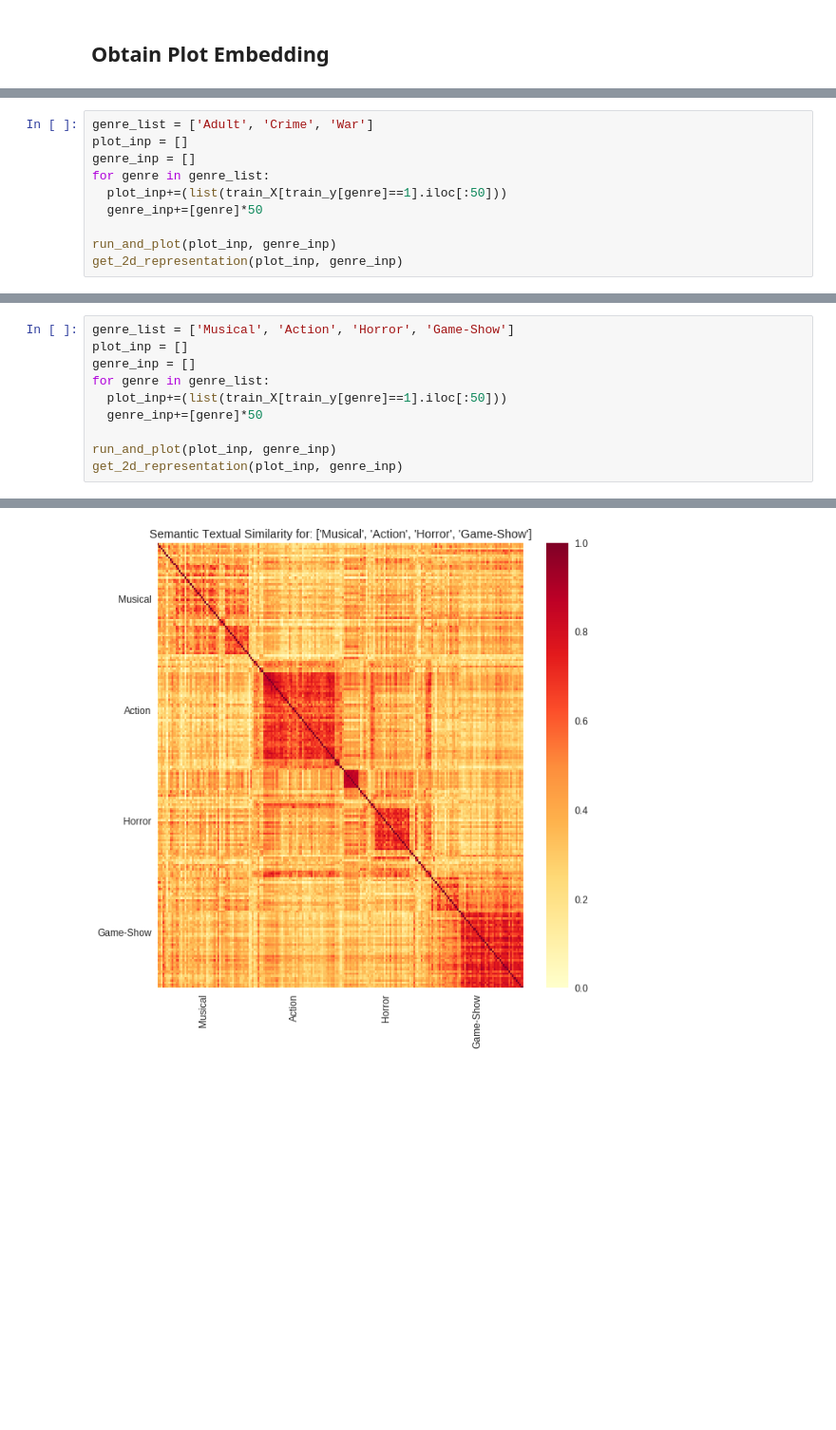
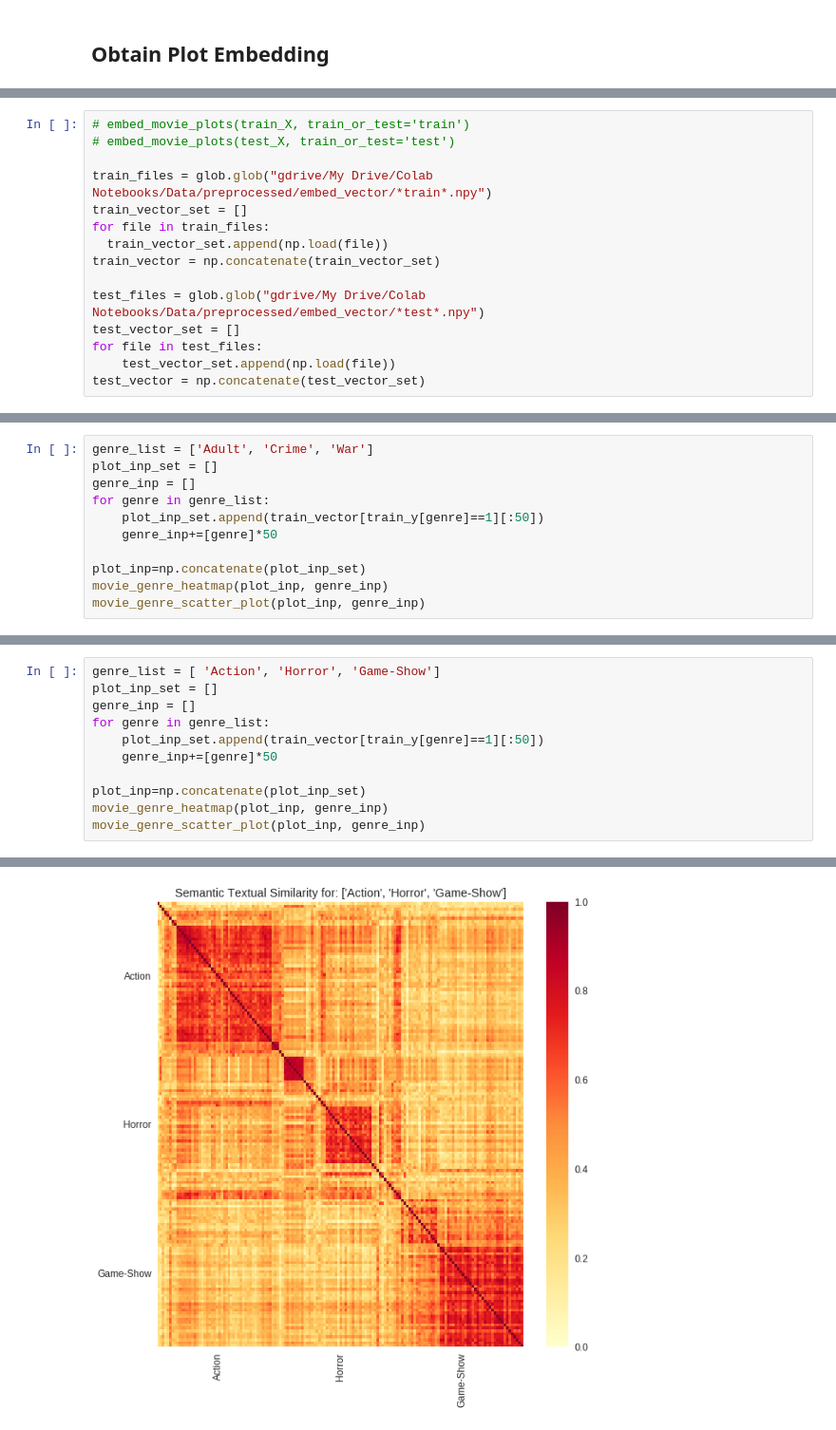
Before and after one commit to shashankvmaiya/Movie-Genre-Multi-Label-Text-Classification, a Jupyter notebook: Reports/4_Modeling_Embedding.ipynb, the cells around one changed output, grey strips where cells are left out. Shown at 95% size. Saved outputs shown, nothing was run; the diff lists cells and outputs as text; blank space fills up the shorter version.

Commit message:
Embedding EDA (from Colaboratory)

```diff
--- a/Reports/4_Modeling_Embedding.ipynb
+++ b/Reports/4_Modeling_Embedding.ipynb
@@ -166,0 +217,15 @@ Let us pick plots from few genres and see how this universal sentence encoder em
+# %%
+# embed_movie_plots(train_X, train_or_test='train')
+# embed_movie_plots(test_X, train_or_test='test')
+
+train_files = glob.glob("gdrive/My Drive/Colab Notebooks/Data/preprocessed/embed_vector/*train*.npy")
+train_vector_set = []
+for file in train_files:
+  train_vector_set.append(np.load(file))
+train_vector = np.concatenate(train_vector_set)
+
+test_files = glob.glob("gdrive/My Drive/Colab Notebooks/Data/preprocessed/embed_vector/*test*.npy")
+test_vector_set = []
+for file in test_files:
+    test_vector_set.append(np.load(file))
+test_vector = np.concatenate(test_vector_set)
@@ -167,11 +244,12 @@ Let us pick plots from few genres and see how this universal sentence encoder em
 # %%
 genre_list = ['Adult', 'Crime', 'War']
-plot_inp = []
+plot_inp_set = []
 genre_inp = []
 for genre in genre_list:
-  plot_inp+=(list(train_X[train_y[genre]==1].iloc[:50]))
-  genre_inp+=[genre]*50
+    plot_inp_set.append(train_vector[train_y[genre]==1][:50])
+    genre_inp+=[genre]*50
 
-run_and_plot(plot_inp, genre_inp)
-get_2d_representation(plot_inp, genre_inp)
+plot_inp=np.concatenate(plot_inp_set)
+movie_genre_heatmap(plot_inp, genre_inp)
+movie_genre_scatter_plot(plot_inp, genre_inp)
 # %% [output]
@@ -182,13 +256,14 @@ I0313 21:29:00.110974 140097885337472 saver.py:1483] Saver not created because t
 [figure]
 [figure]
 # %%
-genre_list = ['Musical', 'Action', 'Horror', 'Game-Show']
-plot_inp = []
+genre_list = [ 'Action', 'Horror', 'Game-Show']
+plot_inp_set = []
 genre_inp = []
 for genre in genre_list:
-  plot_inp+=(list(train_X[train_y[genre]==1].iloc[:50]))
-  genre_inp+=[genre]*50
+    plot_inp_set.append(train_vector[train_y[genre]==1][:50])
+    genre_inp+=[genre]*50
 
-run_and_plot(plot_inp, genre_inp)
-get_2d_representation(plot_inp, genre_inp)
+plot_inp=np.concatenate(plot_inp_set)
+movie_genre_heatmap(plot_inp, genre_inp)
+movie_genre_scatter_plot(plot_inp, genre_inp)
 # %% [output]
@@ -199 +270 @@ I0313 21:37:04.791071 140097885337472 saver.py:1483] Saver not created because t
-[figure, old version]
+[figure, new version]
```
Also changed, not shown: parts of 22 cells of this notebook.
